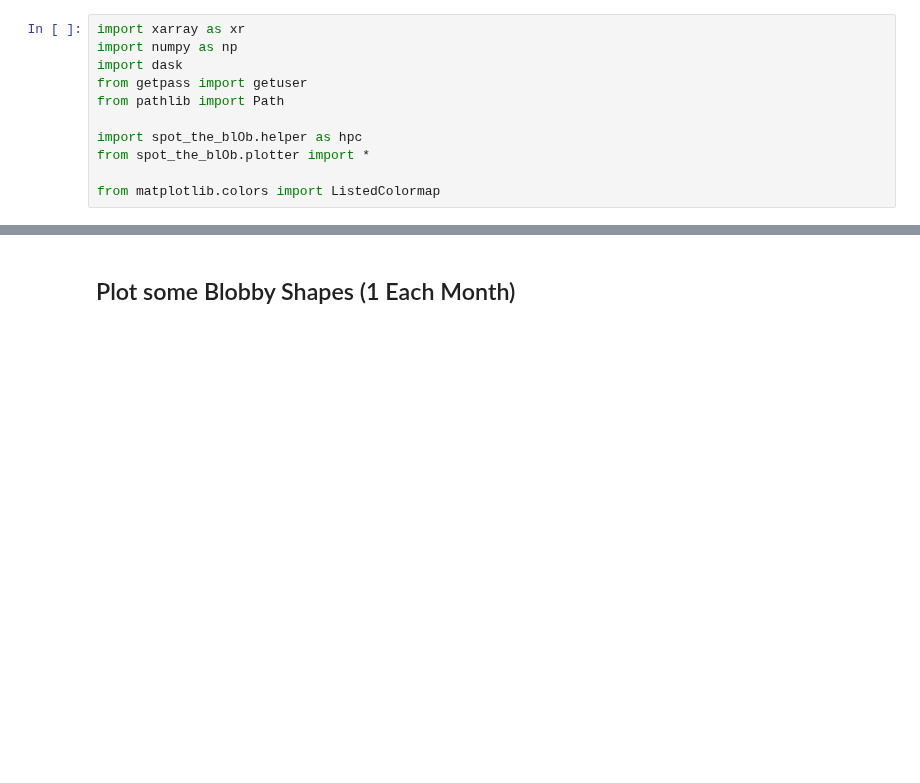
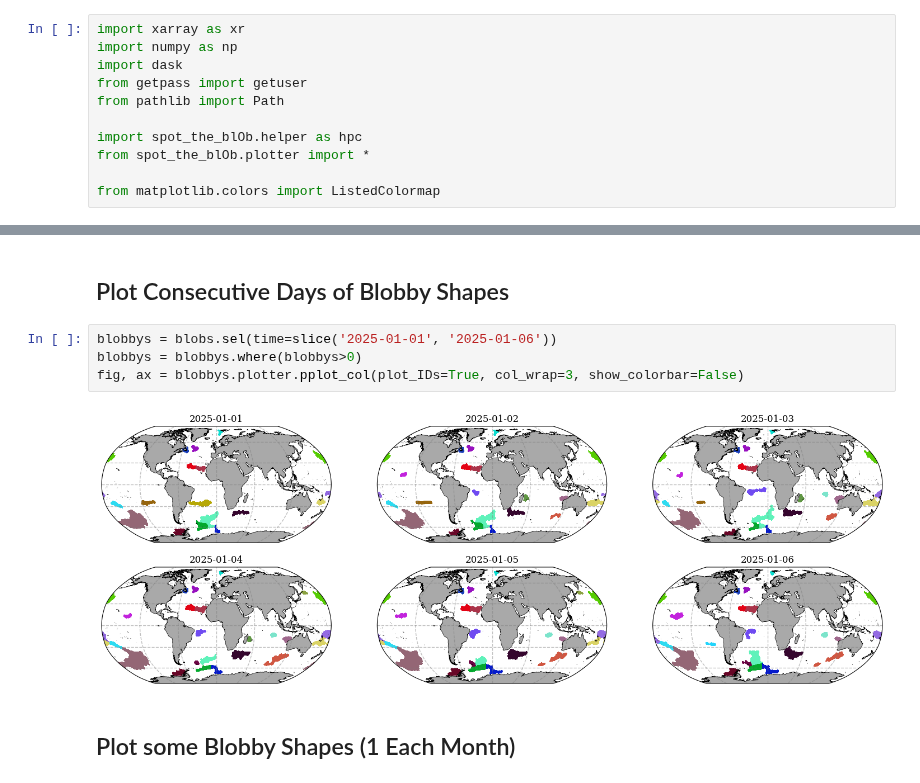
Before and after one commit to wienkers/spot_the_blOb, a Jupyter notebook: notebooks/03_visualise_events.ipynb, the cells around one changed output, grey strips where cells are left out. Saved outputs shown, nothing was run; the diff lists cells and outputs as text; blank space fills up the shorter version.

```diff
--- a/notebooks/03_visualise_events.ipynb
+++ b/notebooks/03_visualise_events.ipynb
@@ -77,3 +93,11 @@ Attributes: (0)
+# %% [markdown]
+## Plot Consecutive Days of Blobby Shapes
+# %%
+blobbys = blobs.sel(time=slice('2025-01-01', '2025-01-06'))
+blobbys = blobbys.where(blobbys>0)
+fig, ax = blobbys.plotter.pplot_col(plot_IDs=True, col_wrap=3, show_colorbar=False)
+# %% [output]
+[figure, added]
 # %% [markdown]
 ## Plot some Blobby Shapes (1 Each Month)
 # %%
```
Also changed, not shown: parts of 24 cells of this notebook, 4 other files.
